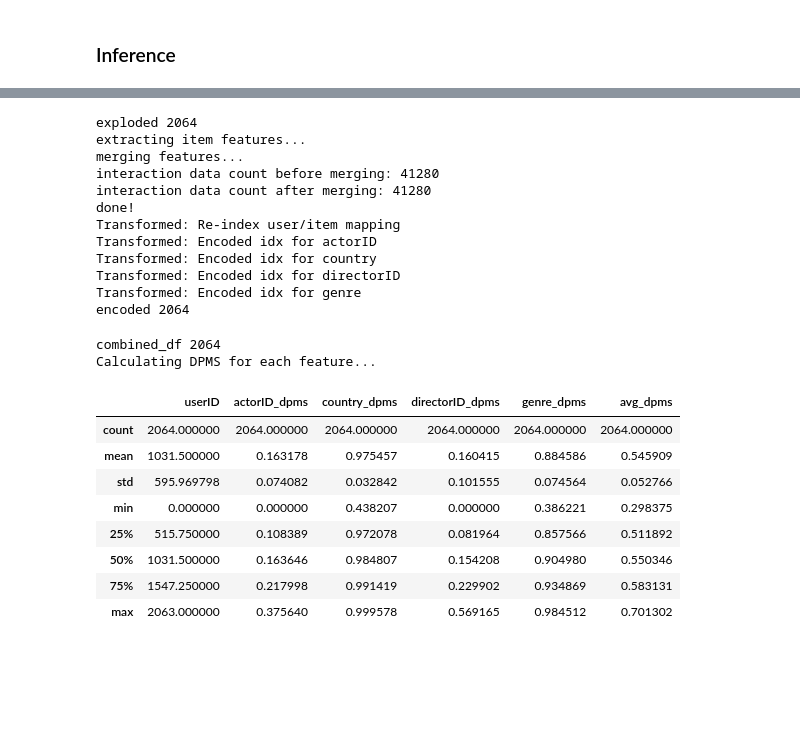
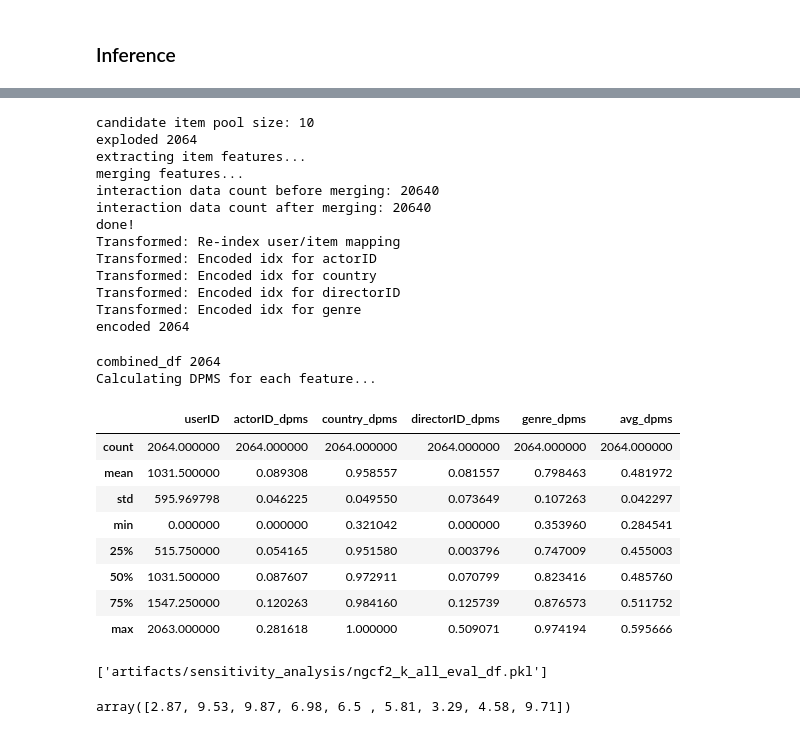
Before and after one commit to jeffery5bai/DPRecSys, a Jupyter notebook: experiments/ngcf_exp_v2.ipynb, the cells around one changed output, grey strips where cells are left out. Cells and saved outputs as stored; diff of their text form; code cells hidden in the pictures; blank space fills up the shorter version.

```diff
--- a/experiments/ngcf_exp_v2.ipynb
+++ b/experiments/ngcf_exp_v2.ipynb
@@ -87,9 +89,9 @@ done!
 train_df, valid_df, test_df = experiment_data_preprocessor.stratified_time_split(
     interaction_info_df,
     time_col="timestamp",
-    train_ratio=0.75,
-    val_ratio=0.1,
-    test_ratio=0.15,
+    train_ratio=0.64,
+    val_ratio=0.16,
+    test_ratio=0.20,
 )
 
 TRAIN_NUM_USERS = len(train_df["userID"].unique())
@@ -259,8 +239,8 @@ Seed set to 42
 from common._mlflow import get_mlflow_logger, get_callbacks
 
 EXPERIMENT_NAME = "ngcf-exp"
-VERSION = "prod-v2"
-RUN_NAME = "run01"
+VERSION = "prod"
+RUN_NAME = "run03"
 PATIENCE = 5
 mlflow_logger = get_mlflow_logger(experiment_name=EXPERIMENT_NAME, run_name=RUN_NAME, tags={"version": VERSION})
 trainer_callbacks = get_callbacks(
@@ -281,7 +261,7 @@ trainer = Trainer(
     logger=mlflow_logger,
     log_every_n_steps=50,
     callbacks=trainer_callbacks,
-    accelerator='auto',  # or 'auto', 'gpu'
-    # devices=[0], # if gpu is available
+    accelerator='gpu',  # or 'auto', 'gpu'
+    devices=[1], # if gpu is available
 )
 # %% [output]
@@ -383,40 +386,53 @@ torch.save(model.item_emb.cpu(), f"{embedding_path}{prefix}_item_emb.pt")
 user_dps_df = evaluator.eval_user_diversity_preference_scale(encoded_train_df, feature_engineer.vocab2idx, normalized=True)
 
 # Evaluate user diversity preference matching score (DPMS) at k
 eval_df = evaluator.prepare_evaluation_data(model.test_results, feature_engineer.idx2vocab)
 
 # Get user DPMS
 user_dpms_df = evaluator.evaluate_dpms_at_k(
     eval_df=eval_df,
     feature_engineer=feature_engineer,
     ground_truth_dps_df=user_dps_df,
-    k=20,
+    k=10,
     actor_k=5,
     rare_threshold=5,
 )
 
 user_dpms_df.describe()
 # %% [output]
+candidate item pool size: 10
 exploded 2064
 extracting item features...
 merging features...
-interaction data count before merging: 41280
-interaction data count after merging: 41280
+interaction data count before merging: 20640
+interaction data count after merging: 20640
 done!
 Transformed: Re-index user/item mapping
 Transformed: Encoded idx for actorID
 Transformed: Encoded idx for country
 Transformed: Encoded idx for directorID
 Transformed: Encoded idx for genre
 encoded 2064
 combined_df 2064
 Calculating DPMS for each feature...
 |  | userID | actorID_dpms | country_dpms | directorID_dpms | genre_dpms | avg_dpms |
 | count | 2064.000000 | 2064.000000 | 2064.000000 | 2064.000000 | 2064.000000 | 2064.000000 |
-| mean | 1031.500000 | 0.163178 | 0.975457 | 0.160415 | 0.884586 | 0.545909 |
-| std | 595.969798 | 0.074082 | 0.032842 | 0.101555 | 0.074564 | 0.052766 |
-| min | 0.000000 | 0.000000 | 0.438207 | 0.000000 | 0.386221 | 0.298375 |
-| 25% | 515.750000 | 0.108389 | 0.972078 | 0.081964 | 0.857566 | 0.511892 |
-| 50% | 1031.500000 | 0.163646 | 0.984807 | 0.154208 | 0.904980 | 0.550346 |
-| 75% | 1547.250000 | 0.217998 | 0.991419 | 0.229902 | 0.934869 | 0.583131 |
-| max | 2063.000000 | 0.375640 | 0.999578 | 0.569165 | 0.984512 | 0.701302 |
+| mean | 1031.500000 | 0.089308 | 0.958557 | 0.081557 | 0.798463 | 0.481972 |
+| std | 595.969798 | 0.046225 | 0.049550 | 0.073649 | 0.107263 | 0.042297 |
+| min | 0.000000 | 0.000000 | 0.321042 | 0.000000 | 0.353960 | 0.284541 |
+| 25% | 515.750000 | 0.054165 | 0.951580 | 0.003796 | 0.747009 | 0.455003 |
+| 50% | 1031.500000 | 0.087607 | 0.972911 | 0.070799 | 0.823416 | 0.485760 |
+| 75% | 1547.250000 | 0.120263 | 0.984160 | 0.125739 | 0.876573 | 0.511752 |
+| max | 2063.000000 | 0.281618 | 1.000000 | 0.509071 | 0.974194 | 0.595666 |
+# %%
+import joblib
+dir = "artifacts/sensitivity_analysis"
+prefix = "ngcf2_k_all"
+if not os.path.exists(dir):
+    os.makedirs(dir)
+
+joblib.dump(eval_df, os.path.join(dir, f"{prefix}_eval_df.pkl"))
+# joblib.dump(user_dps_df, os.path.join(dir, f"user_dps_df.pkl"))
+# joblib.dump(feature_engineer, os.path.join(dir, f"feature_engineer.pkl"))
+# %% [output]
+['artifacts/sensitivity_analysis/ngcf2_k_all_eval_df.pkl']
@@ -422,0 +445,5 @@ Calculating DPMS for each feature...
+# %%
+import numpy as np
+np.round(np.random.rand(9) * 10, 2)
+# %% [output]
+array([2.87, 9.53, 9.87, 6.98, 6.5 , 5.81, 3.29, 4.58, 9.71])
```
Also changed, not shown: parts of 16 cells of this notebook, 4 other files.
